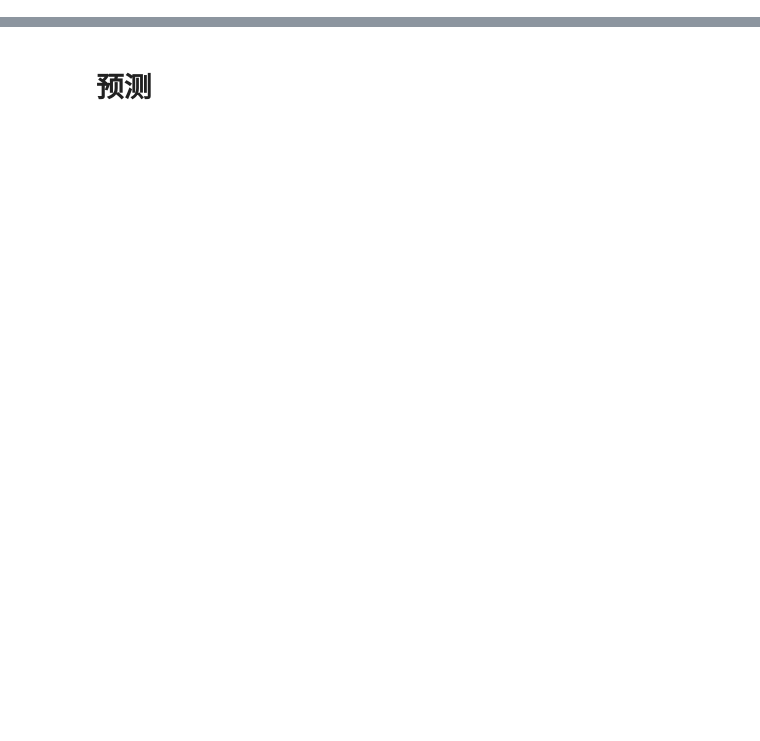
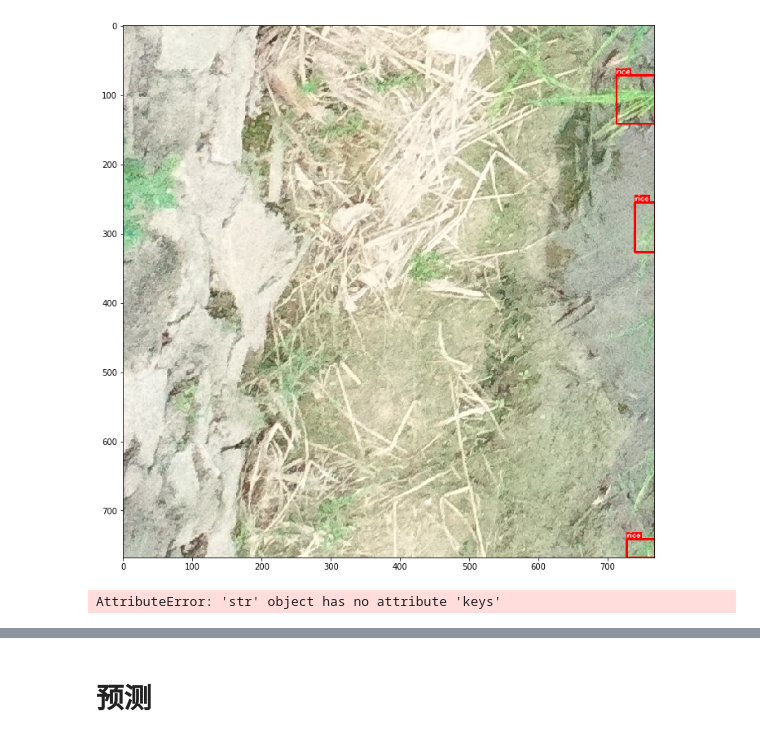
Before and after one commit to robeson1010/mmdetection, a Jupyter notebook: preporcessing.ipynb, the cells around one changed output, grey strips where cells are left out. Cells and saved outputs as stored; diff of their text form; code cells hidden in the pictures; blank space fills up the shorter version.

```diff
--- a/preporcessing.ipynb
+++ b/preporcessing.ipynb
@@ -52,0 +56,7 @@ annotationspd.head()
+# %%
+import tqdm
+import albumentations as A
+
+import skimage.io as io
+aug=A.Compose([A.RandomCrop(height=768,width=768)],
+               bbox_params={'format':'pascal_voc','min_visibility': 0.3, 'label_fields': ['category_id']}, p=1)
@@ -53 +119,6 @@ annotationspd.head()
+# %%
+augmented=aug(image=xxx,bboxes=bbox, category_id=labels)
+visualize(augmented,{1:'rice'})
+# %% [output]
+[figure, added]
 # %%
@@ -54,0 +128,6 @@ mmcv.dump(annotations, '/data2/rice2/annotations.pkl')
+# %%
+for dic in temp:
+    print(dic.keys())
+    break
+# %% [output]
+AttributeError: 'str' object has no attribute 'keys'
```
Also changed, not shown: parts of 17 cells of this notebook, 12 other files.
